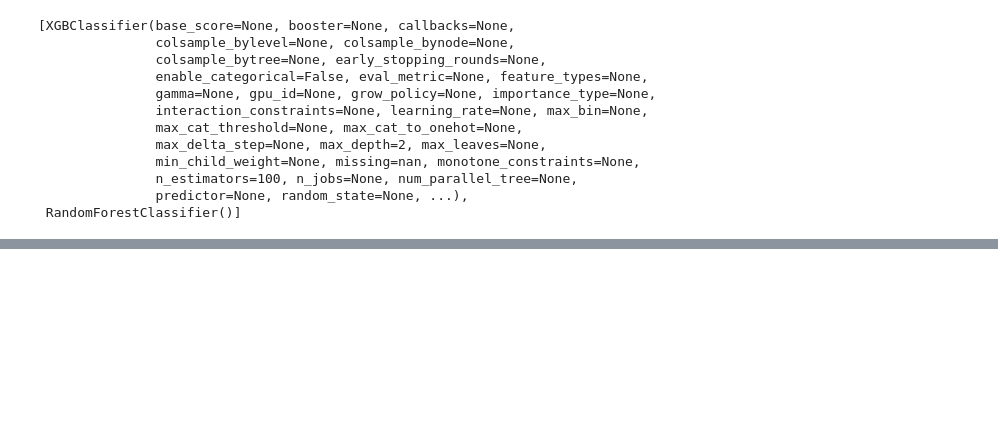
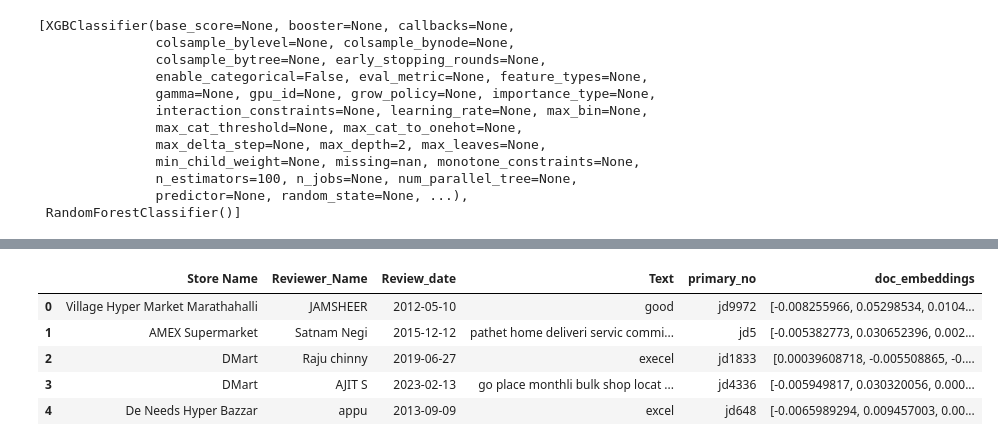
Before and after one commit to hargurjeet/Adhoc-Activities, a Jupyter notebook: Fake_review_detection.ipynb, the cells around one changed output, grey strips where cells are left out. Saved outputs shown, nothing was run; the diff lists cells and outputs as text; code cells hidden in the pictures; blank space fills up the shorter version.

```diff
--- a/Fake_review_detection.ipynb
+++ b/Fake_review_detection.ipynb
@@ -184,3 +165,12 @@ len(doc_embeddings)
+# %%
+combined_data.head()
+# %% [output]
+|  | Store Name | Reviewer_Name | Review_date | Text | primary_no | doc_embeddings |
+| 0 | Village Hyper Market Marathahalli | JAMSHEER | 2012-05-10 | good | jd9972 | [-0.008255966, 0.05298534, 0.0104... |
+| 1 | AMEX Supermarket | Satnam Negi | 2015-12-12 | pathet home deliveri servic commi... | jd5 | [-0.005382773, 0.030652396, 0.002... |
+| 2 | DMart | Raju chinny | 2019-06-27 | execel | jd1833 | [0.00039608718, -0.005508865, -0.... |
+| 3 | DMart | AJIT S | 2023-02-13 | go place monthli bulk shop locat ... | jd4336 | [-0.005949817, 0.030320056, 0.000... |
+| 4 | De Needs Hyper Bazzar | appu | 2013-09-09 | excel | jd648 | [-0.0065989294, 0.009457003, 0.00... |
 # %%
 # new_comment="This is an example sentence."
 # pre_new_comment = preprocess_text(new_comment)
```
Also changed, not shown: parts of 12 cells of this notebook.
